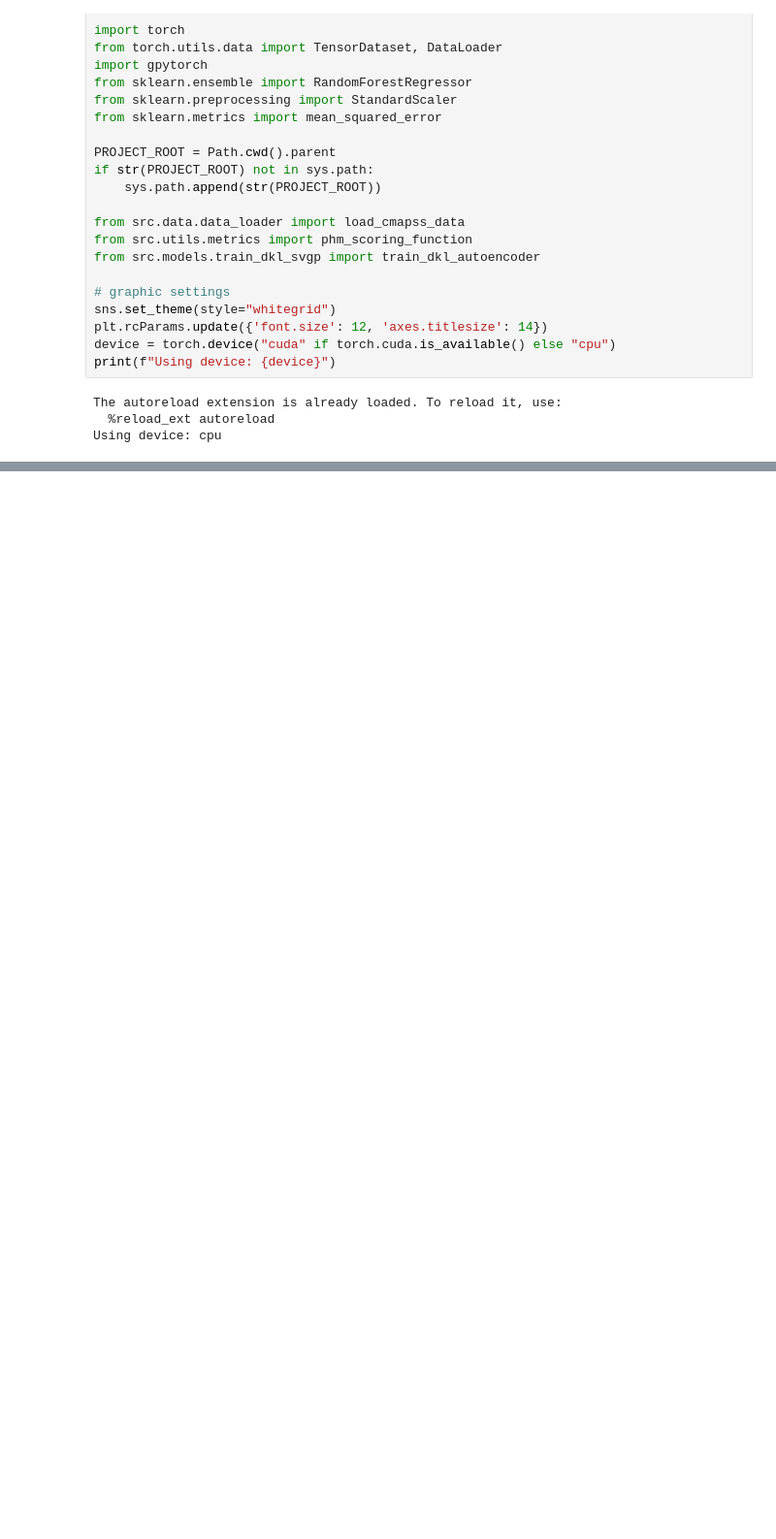
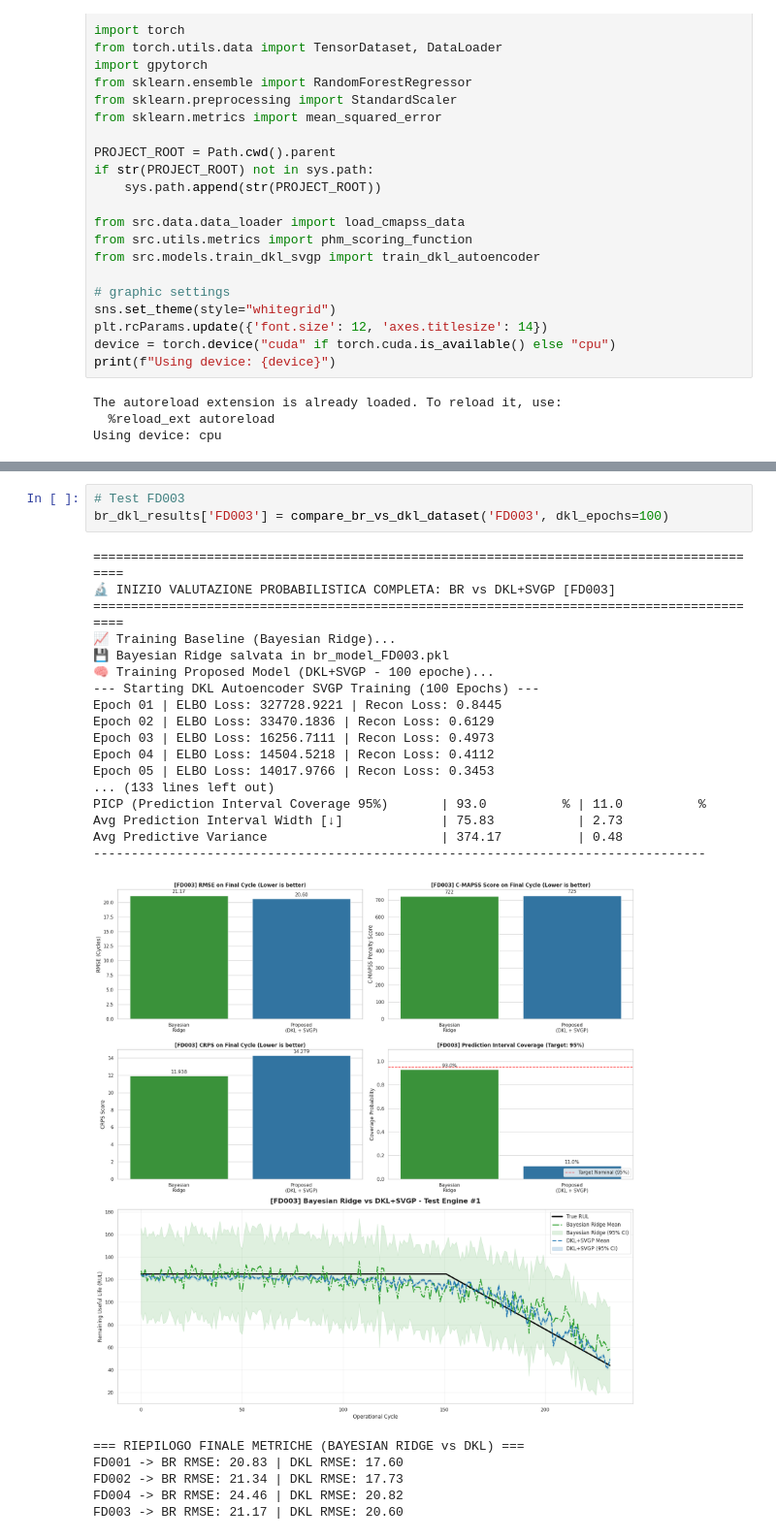
Before and after one commit to weronpas/PML_Final_Project, a Jupyter notebook: notebooks/03_model_comparison.ipynb, the cells around one changed output, grey strips where cells are left out. Shown at 97% size. Cells and saved outputs as stored; diff of their text form; blank space fills up the shorter version.

```diff
--- a/notebooks/03_model_comparison.ipynb
+++ b/notebooks/03_model_comparison.ipynb
@@ -321,0 +566,27 @@ FD004 -> RF RMSE: 19.66 | DKL RMSE: 24.96
+# %%
+# Test FD003
+br_dkl_results['FD003'] = compare_br_vs_dkl_dataset('FD003', dkl_epochs=100)
+# %% [output]
+==========================================================================================
+🔬 INIZIO VALUTAZIONE PROBABILISTICA COMPLETA: BR vs DKL+SVGP [FD003]
+==========================================================================================
+📈 Training Baseline (Bayesian Ridge)...
+💾 Bayesian Ridge salvata in br_model_FD003.pkl
+🧠 Training Proposed Model (DKL+SVGP - 100 epoche)...
+--- Starting DKL Autoencoder SVGP Training (100 Epochs) ---
+Epoch 01 | ELBO Loss: 327728.9221 | Recon Loss: 0.8445
+Epoch 02 | ELBO Loss: 33470.1836 | Recon Loss: 0.6129
+Epoch 03 | ELBO Loss: 16256.7111 | Recon Loss: 0.4973
+Epoch 04 | ELBO Loss: 14504.5218 | Recon Loss: 0.4112
+Epoch 05 | ELBO Loss: 14017.9766 | Recon Loss: 0.3453
+... (133 lines left out)
+PICP (Prediction Interval Coverage 95%)       | 93.0          % | 11.0          %
+Avg Prediction Interval Width [↓]             | 75.83           | 2.73
+Avg Predictive Variance                       | 374.17          | 0.48
+---------------------------------------------------------------------------------
+[figure, added]
+=== RIEPILOGO FINALE METRICHE (BAYESIAN RIDGE vs DKL) ===
+FD001 -> BR RMSE: 20.83 | DKL RMSE: 17.60
+FD002 -> BR RMSE: 21.34 | DKL RMSE: 17.73
+FD004 -> BR RMSE: 24.46 | DKL RMSE: 20.82
+FD003 -> BR RMSE: 21.17 | DKL RMSE: 20.60
```
Also changed, not shown: parts of 6 cells of this notebook, 14 other files.
